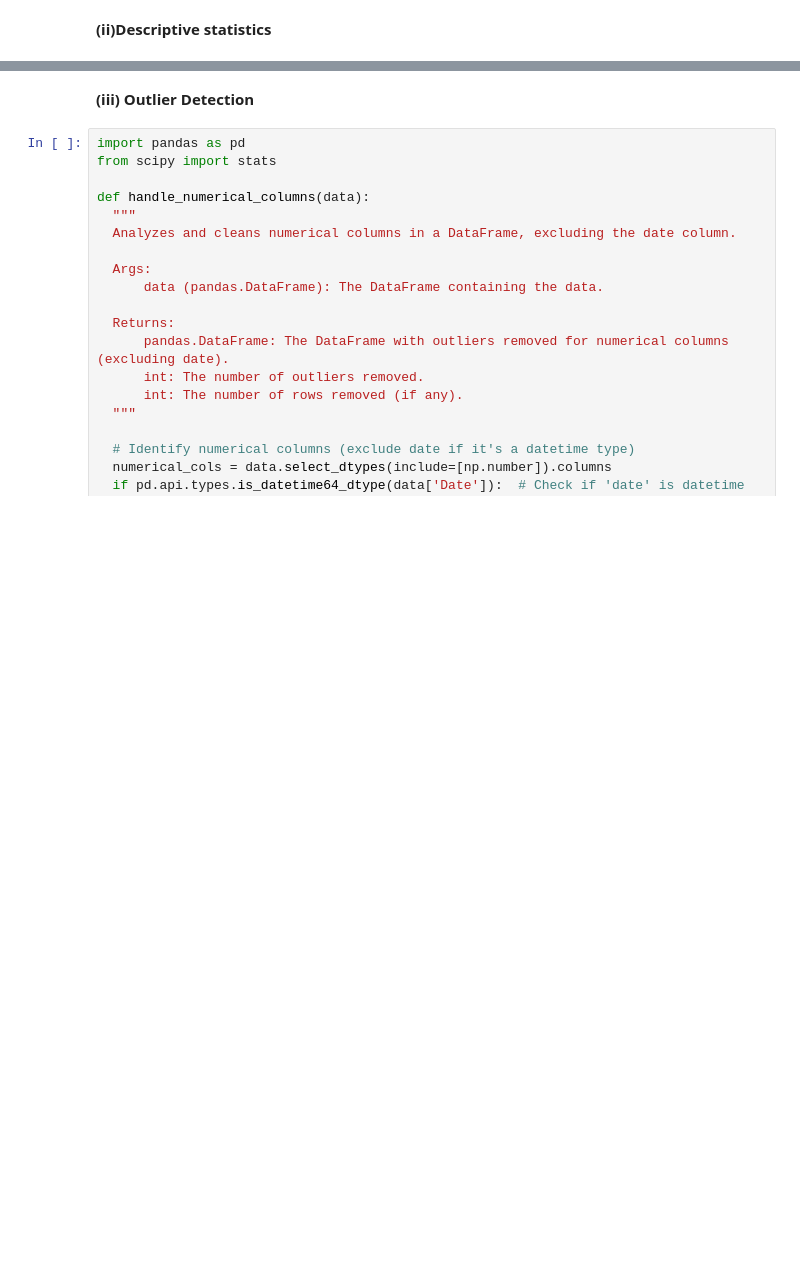
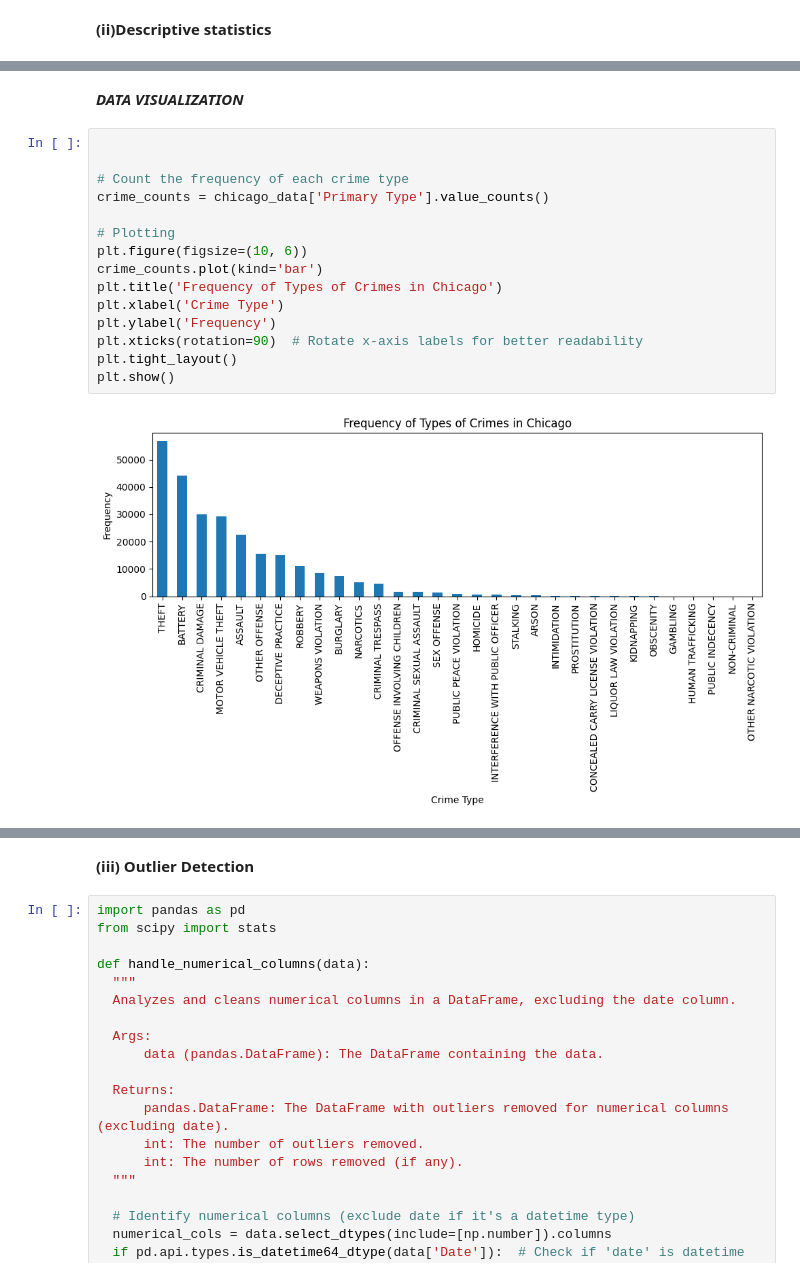
Before and after one commit to Nivac05/Crime_Rate_Prediction, a Jupyter notebook: notebook905721f020.ipynb, the cells around one changed output, grey strips where cells are left out. Drawn from its saved outputs; the diff is of its cells as text; blank space fills up the shorter version.

```diff
--- a/notebook905721f020.ipynb
+++ b/notebook905721f020.ipynb
@@ -95,0 +116,19 @@ chicago_data.describe(percentiles=[0.1, 0.2, 0.3])
+# %% [markdown]
+***DATA VISUALIZATION***
+# %%
+
+
+# Count the frequency of each crime type
+crime_counts = chicago_data['Primary Type'].value_counts()
+
+# Plotting
+plt.figure(figsize=(10, 6))
+crime_counts.plot(kind='bar')
+plt.title('Frequency of Types of Crimes in Chicago')
+plt.xlabel('Crime Type')
+plt.ylabel('Frequency')
+plt.xticks(rotation=90)  # Rotate x-axis labels for better readability
+plt.tight_layout()
+plt.show()
+# %% [output]
+[figure, added]
```
Also changed, not shown: parts of 18 cells of this notebook.
